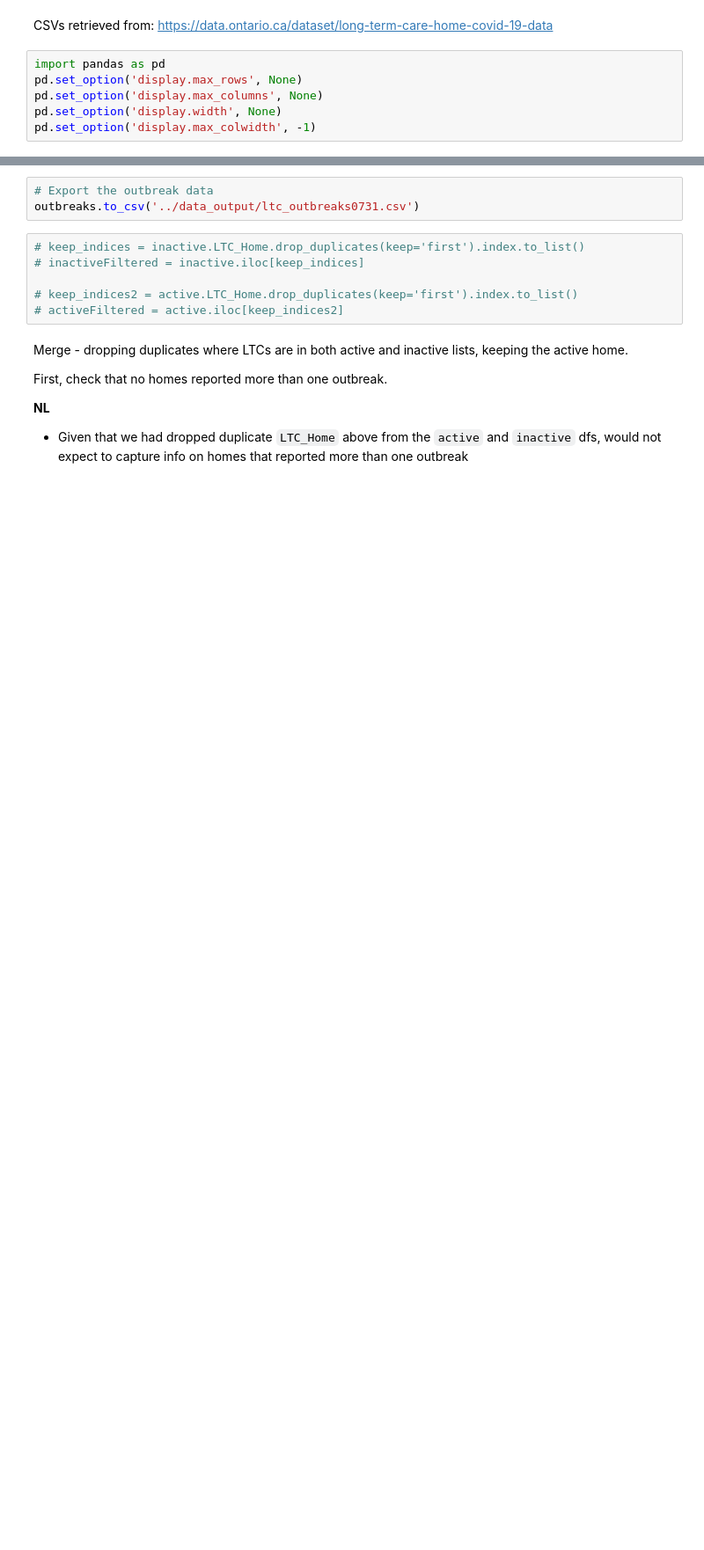
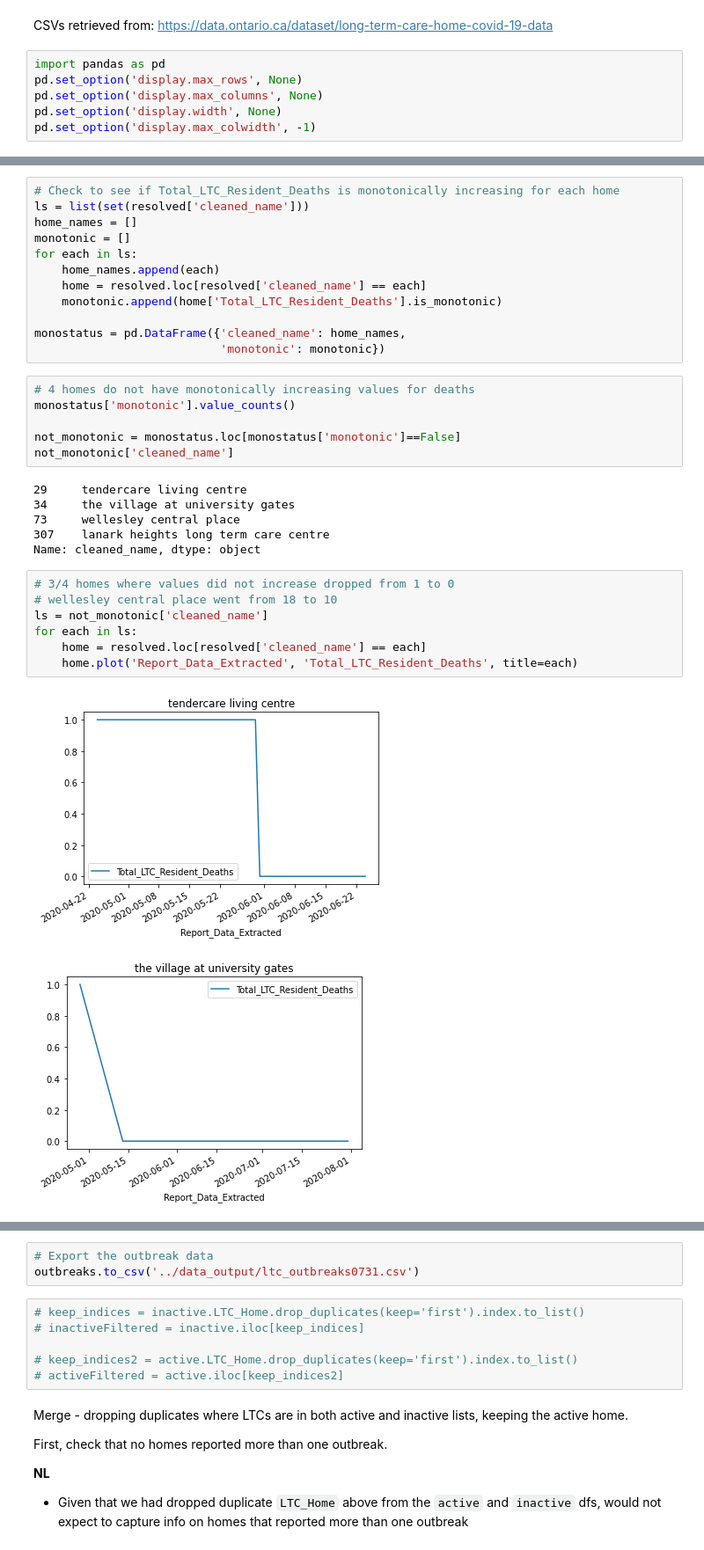
Before and after one commit to nganlyle/wrangle_covid, a Jupyter notebook: LTChomes_analysis_ON/webscraping/outbreaks_0731.ipynb, the cells around one changed output, grey strips where cells are left out. Shown at 88% size. Drawn from its saved outputs; the diff is of its cells as text; blank space fills up the shorter version.

```diff
--- a/LTChomes_analysis_ON/webscraping/outbreaks_0731.ipynb
+++ b/LTChomes_analysis_ON/webscraping/outbreaks_0731.ipynb
@@ -133,0 +380,34 @@ Name: LTC_Home, dtype: int64
+# %%
+# Check to see if Total_LTC_Resident_Deaths is monotonically increasing for each home
+ls = list(set(resolved['cleaned_name']))
+home_names = []
+monotonic = []
+for each in ls:
+    home_names.append(each)
+    home = resolved.loc[resolved['cleaned_name'] == each]
+    monotonic.append(home['Total_LTC_Resident_Deaths'].is_monotonic)
+
+monostatus = pd.DataFrame({'cleaned_name': home_names,
+                           'monotonic': monotonic})
+# %%
+# 4 homes do not have monotonically increasing values for deaths
+monostatus['monotonic'].value_counts()
+
+not_monotonic = monostatus.loc[monostatus['monotonic']==False]
+not_monotonic['cleaned_name']
+# %% [output]
+29     tendercare living centre
+34     the village at university gates
+73     wellesley central place
+307    lanark heights long term care centre
+Name: cleaned_name, dtype: object
+# %%
+# 3/4 homes where values did not increase dropped from 1 to 0
+# wellesley central place went from 18 to 10
+ls = not_monotonic['cleaned_name']
+for each in ls:
+    home = resolved.loc[resolved['cleaned_name'] == each]
+    home.plot('Report_Data_Extracted', 'Total_LTC_Resident_Deaths', title=each)
+# %% [output]
+[figure, added]
+[figure, added]
```
Also changed, not shown: parts of 48 cells of this notebook, 3 other files.
